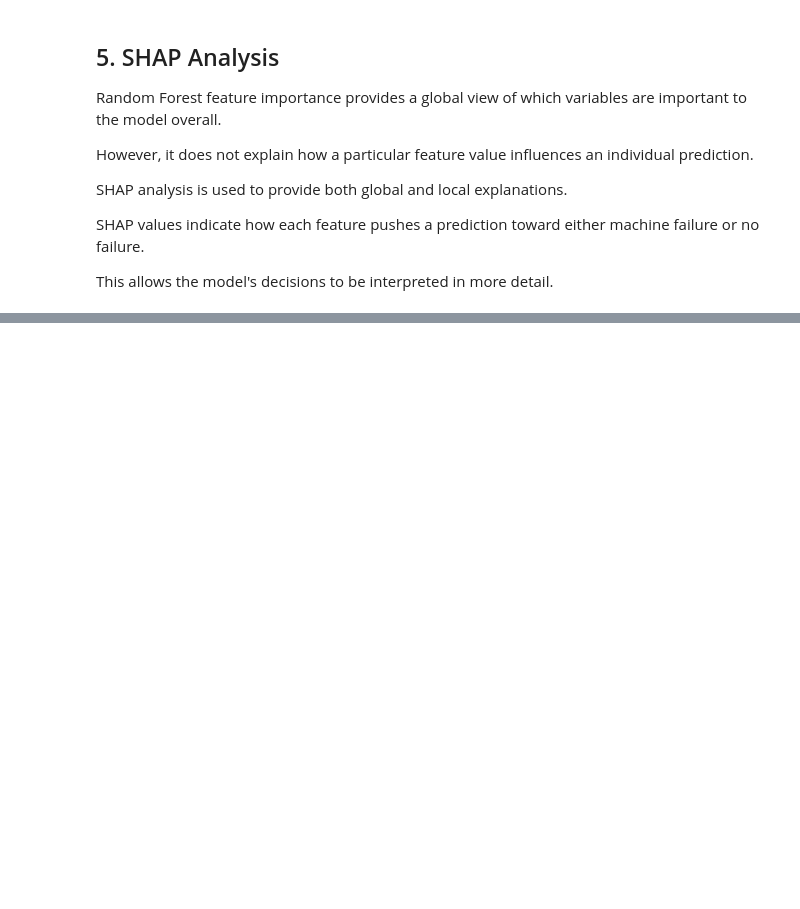
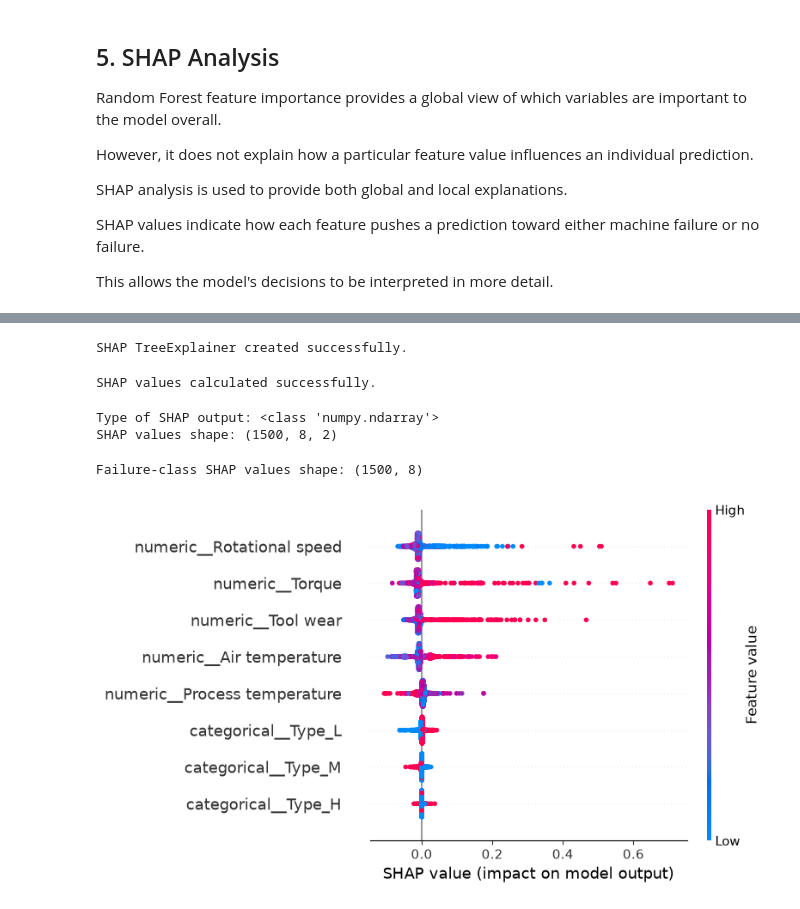
Before and after one commit to aacaas5/reliable-machine-failure-prediction-under-imbalanced-and-corrupted-sensor-data, a Jupyter notebook: notebooks/04_explainability.ipynb, the cells around one changed output, grey strips where cells are left out. Drawn from its saved outputs; the diff is of its cells as text; code cells hidden in the pictures; blank space fills up the shorter version.

```diff
--- a/notebooks/04_explainability.ipynb
+++ b/notebooks/04_explainability.ipynb
@@ -288,0 +291,65 @@ print("SHAP version:", shap.__version__)
+# %%
+explainer = shap.TreeExplainer(
+    random_forest_model
+)
+
+print("SHAP TreeExplainer created successfully.")
+# %% [output]
+SHAP TreeExplainer created successfully.
+# %%
+shap_values = explainer.shap_values(
+    X_test_tree
+)
+
+print("SHAP values calculated successfully.")
+# %% [output]
+SHAP values calculated successfully.
+# %%
+print("Type of SHAP output:", type(shap_values))
+
+if isinstance(shap_values, list):
+    print("Number of SHAP arrays:", len(shap_values))
+
+    for i, values in enumerate(shap_values):
+        print(
+            f"SHAP array {i} shape:",
+            values.shape
+        )
+else:
+    print(
+        "SHAP values shape:",
+        np.array(shap_values).shape
+    )
+# %% [output]
+Type of SHAP output: <class 'numpy.ndarray'>
+SHAP values shape: (1500, 8, 2)
+# %%
+failure_shap_values = shap_values[:, :, 1]
+
+print(
+    "Failure-class SHAP values shape:",
+    failure_shap_values.shape
+)
+# %% [output]
+Failure-class SHAP values shape: (1500, 8)
+# %%
+shap.summary_plot(
+    failure_shap_values,
+    X_test_tree,
+    feature_names=feature_names,
+    show=False
+)
+
+plt.tight_layout()
+
+plt.savefig(
+    project_root
+    / "figures"
+    / "shap_summary_plot.png",
+    dpi=300,
+    bbox_inches="tight"
+)
+
+plt.show()
+# %% [output]
+[figure, added]
```
Also changed, not shown: parts of 5 cells of this notebook.
